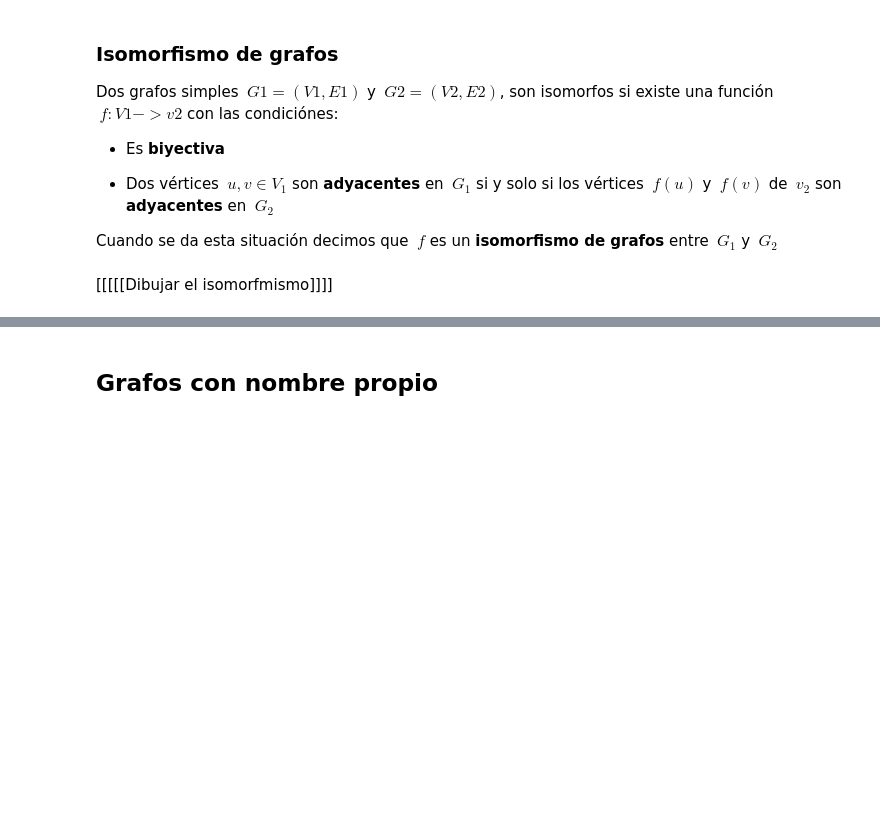
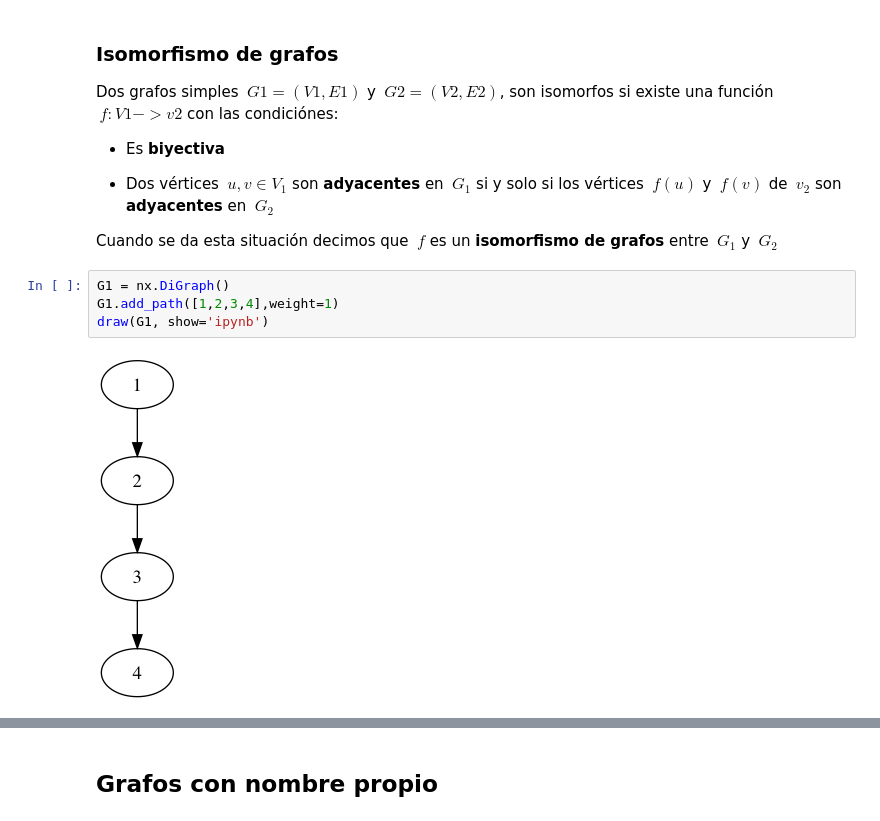
Before and after one commit to newrol/jupyterNotebooks-, a Jupyter notebook: matematicaDiscreta/grafos.ipynb, the cells around one changed output, grey strips where cells are left out. Drawn from its saved outputs; the diff is of its cells as text; blank space fills up the shorter version.

Commit message:
Graphs theory addition

```diff
--- a/matematicaDiscreta/grafos.ipynb
+++ b/matematicaDiscreta/grafos.ipynb
@@ -192,5 +198,9 @@ Dos grafos simples $\ G1 = (V1, E1) $ y $\ G2 = (V2, E2) $, son isomorfos si exi
 * Dos vértices $\ u,v \in V_1 $ son **adyacentes** en $\ G_1 $ si y solo si los vértices $\ f(u) $  y  $\ f(v) $ de $\ v_2 $ son **adyacentes** en $\ G_2 $
 
 Cuando se da esta situación decimos que $\ f $ es un **isomorfismo de grafos** entre $\ G_1 $  y  $\ G_2 $
-# %% [markdown]
-[[[[[Dibujar el isomorfmismo]]]]
+# %%
+G1 = nx.DiGraph()
+G1.add_path([1,2,3,4],weight=1)
+draw(G1, show='ipynb')
+# %% [output]
+[figure, added]
```
Also changed, not shown: parts of 30 cells of this notebook.
